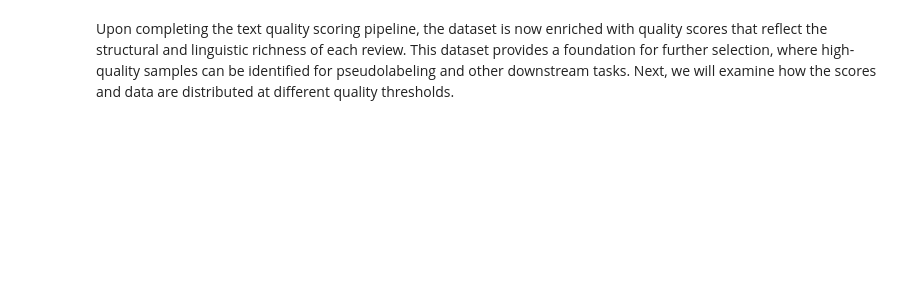
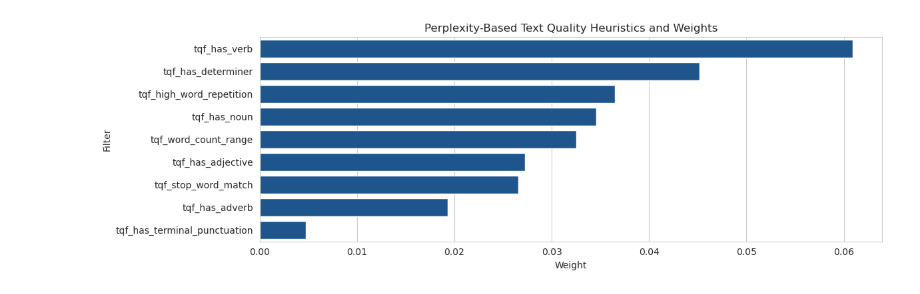
Before and after one commit to variancexplained/genai-lab-slm, a Jupyter notebook: notebooks/content/99_appendix/A01_tqs.ipynb, the cells around one changed output. Cells and saved outputs as stored; diff of their text form; code cells hidden in the pictures; blank space fills up the shorter version.

Commit message:
text quality writeup

```diff
--- a/notebooks/content/99_appendix/A01_tqs.ipynb
+++ b/notebooks/content/99_appendix/A01_tqs.ipynb
@@ -219,2 +156,8 @@ To adjust logging level use sc.setLogLevel(newLevel). For SparkR, use setLogLeve
-# %% [markdown]
-Upon completing the text quality scoring pipeline, the dataset is now enriched with quality scores that reflect the structural and linguistic richness of each review. This dataset provides a foundation for further selection, where high-quality samples can be identified for pseudolabeling and other downstream tasks. Next, we will examine how the scores and data are distributed at different quality thresholds.
+# %%
+config = FlowConfigReader().get_stage_config(
+    phase=PhaseDef.ENRICHMENT, stage=EnrichmentStageDef.QUALITY
+)
+task = TQATask2(**config["tasks"][5]["params"])
+task.plot_weights()
+# %% [output]
+[figure, added]
```
Also changed, not shown: parts of 8 cells of this notebook, 2 other files.
